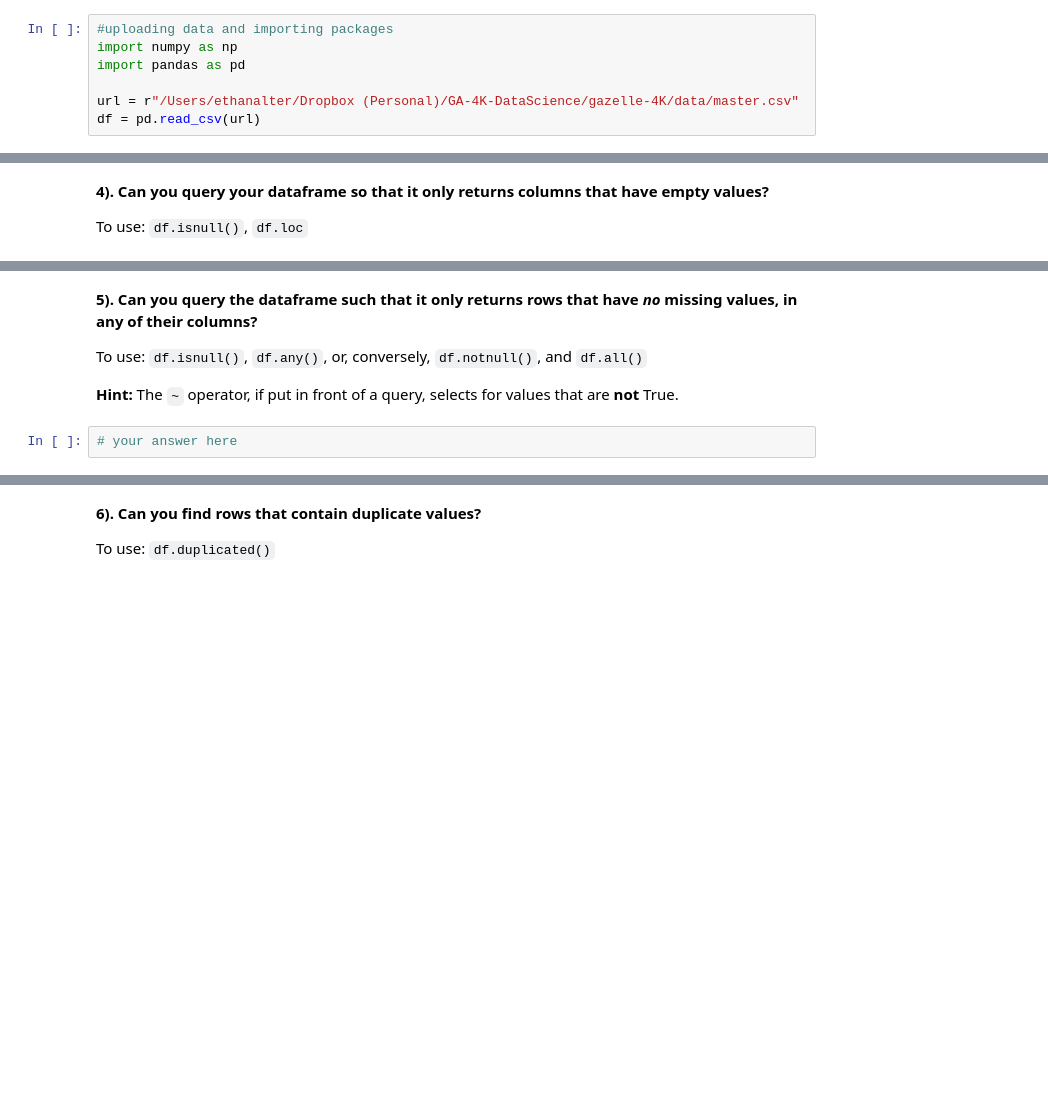
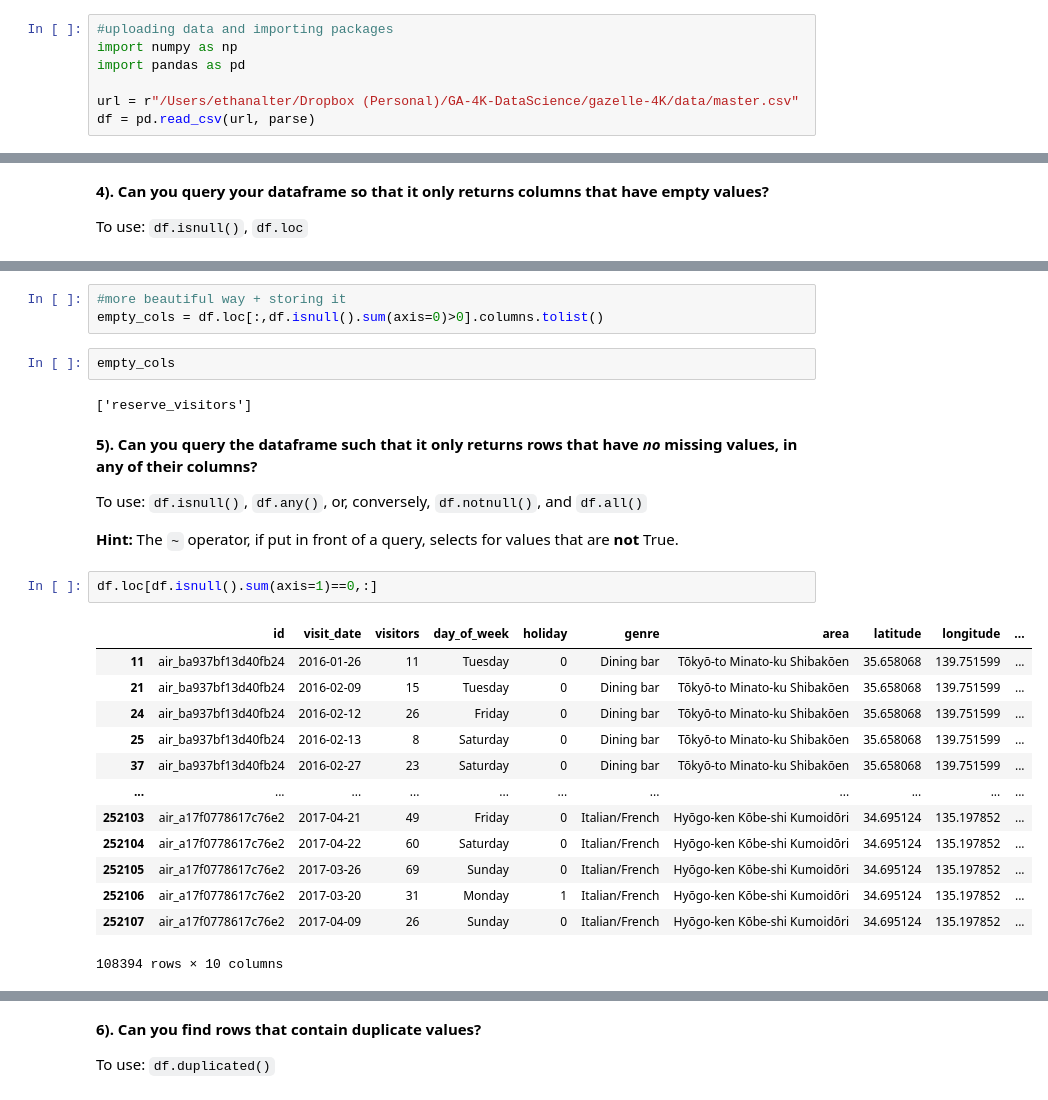
Before and after one commit to ethlala/gazelle-4K, a Jupyter notebook: Class2/Labs/Pandas -- Basic Selecting & Querying-Restaurants.ipynb, the cells around one changed output, grey strips where cells are left out. Saved outputs shown, nothing was run; the diff lists cells and outputs as text; blank space fills up the shorter version.

```diff
--- a/Class2/Labs/Pandas -- Basic Selecting & Querying-Restaurants.ipynb
+++ b/Class2/Labs/Pandas -- Basic Selecting & Querying-Restaurants.ipynb
@@ -14,7 +14,7 @@ import numpy as np
 import pandas as pd
 
 url = r"/Users/ethanalter/Dropbox (Personal)/GA-4K-DataScience/gazelle-4K/data/master.csv"
-df = pd.read_csv(url)
+df = pd.read_csv(url, parse)
 # %% [markdown]
 ### Section 1:  Selecting Data With Pandas
 # %% [markdown]
@@ -170,8 +227,29 @@ To use: `df.isnull()`, `df.loc`
+# %%
+#more beautiful way + storing it
+empty_cols = df.loc[:,df.isnull().sum(axis=0)>0].columns.tolist()
+# %%
+empty_cols
+# %% [output]
+['reserve_visitors']
 # %% [markdown]
 **5).  Can you query the dataframe such that it only returns rows that have *no* missing values, in any of their columns?**
 
 To use: `df.isnull()`, `df.any()`, or, conversely, `df.notnull()`, and `df.all()`
 
 **Hint:** The `~` operator, if put in front of a query, selects for values that are **not** True.
-# %%
-# your answer here
+# %%
+df.loc[df.isnull().sum(axis=1)==0,:]
+# %% [output]
+|  | id | visit_date | visitors | day_of_week | holiday | genre | area | latitude | longitude | ... |
+| 11 | air_ba937bf13d40fb24 | 2016-01-26 | 11 | Tuesday | 0 | Dining bar | Tōkyō-to Minato-ku Shibakōen | 35.658068 | 139.751599 | ... |
+| 21 | air_ba937bf13d40fb24 | 2016-02-09 | 15 | Tuesday | 0 | Dining bar | Tōkyō-to Minato-ku Shibakōen | 35.658068 | 139.751599 | ... |
+| 24 | air_ba937bf13d40fb24 | 2016-02-12 | 26 | Friday | 0 | Dining bar | Tōkyō-to Minato-ku Shibakōen | 35.658068 | 139.751599 | ... |
+| 25 | air_ba937bf13d40fb24 | 2016-02-13 | 8 | Saturday | 0 | Dining bar | Tōkyō-to Minato-ku Shibakōen | 35.658068 | 139.751599 | ... |
+| 37 | air_ba937bf13d40fb24 | 2016-02-27 | 23 | Saturday | 0 | Dining bar | Tōkyō-to Minato-ku Shibakōen | 35.658068 | 139.751599 | ... |
+| ... | ... | ... | ... | ... | ... | ... | ... | ... | ... | ... |
+| 252103 | air_a17f0778617c76e2 | 2017-04-21 | 49 | Friday | 0 | Italian/French | Hyōgo-ken Kōbe-shi Kumoidōri | 34.695124 | 135.197852 | ... |
+| 252104 | air_a17f0778617c76e2 | 2017-04-22 | 60 | Saturday | 0 | Italian/French | Hyōgo-ken Kōbe-shi Kumoidōri | 34.695124 | 135.197852 | ... |
+| 252105 | air_a17f0778617c76e2 | 2017-03-26 | 69 | Sunday | 0 | Italian/French | Hyōgo-ken Kōbe-shi Kumoidōri | 34.695124 | 135.197852 | ... |
+| 252106 | air_a17f0778617c76e2 | 2017-03-20 | 31 | Monday | 1 | Italian/French | Hyōgo-ken Kōbe-shi Kumoidōri | 34.695124 | 135.197852 | ... |
+| 252107 | air_a17f0778617c76e2 | 2017-04-09 | 26 | Sunday | 0 | Italian/French | Hyōgo-ken Kōbe-shi Kumoidōri | 34.695124 | 135.197852 | ... |
+108394 rows × 10 columns
```
Also changed, not shown: parts of 28 cells of this notebook, 1 other file.
